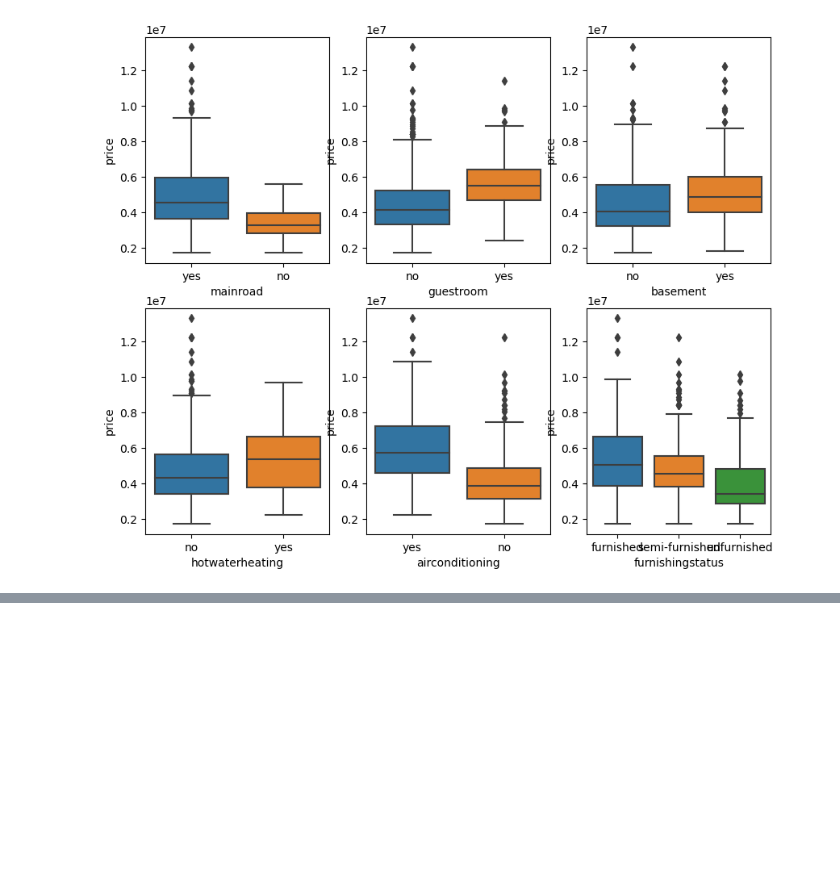
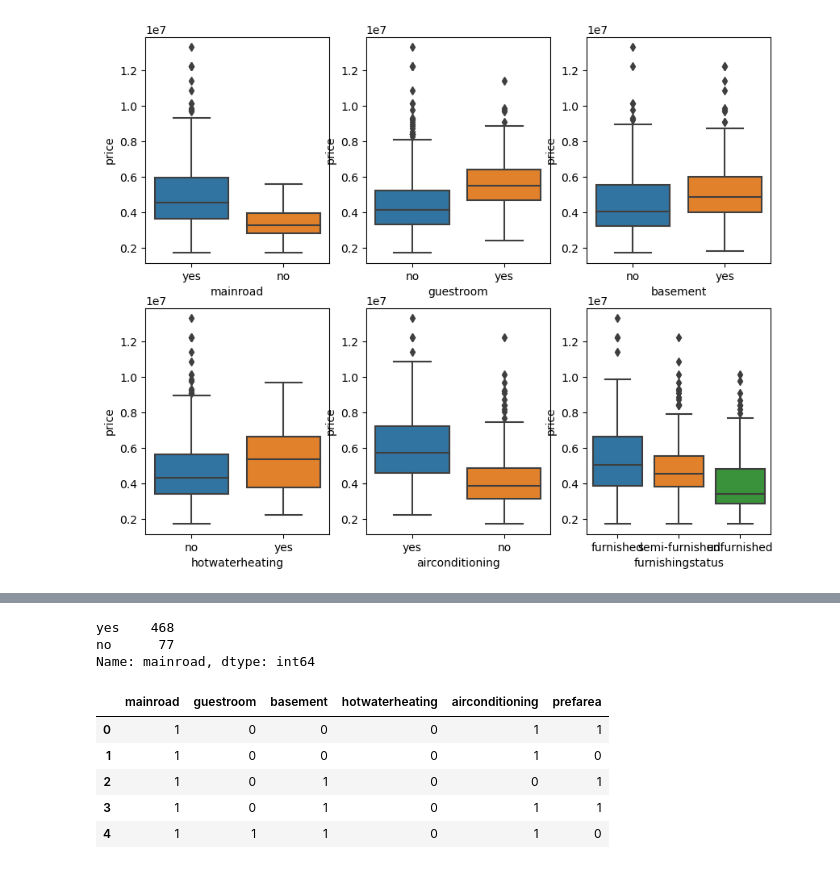
Before and after one commit to sachinmahale/Multiple_Linear_Regression, a Jupyter notebook: multiple_linear_regression.ipynb, the cells around one changed output, grey strips where cells are left out. Cells and saved outputs as stored; diff of their text form; code cells hidden in the pictures; blank space fills up the shorter version.

```diff
--- a/multiple_linear_regression.ipynb
+++ b/multiple_linear_regression.ipynb
@@ -87,0 +93,18 @@ sns.boxplot(x='furnishingstatus', y='price', data=housing)
+# %%
+housing.mainroad.value_counts()
+# %% [output]
+yes    468
+no      77
+Name: mainroad, dtype: int64
+# %%
+# yes/no variables
+varlist = ['mainroad', 'guestroom', 'basement', 'hotwaterheating', 'airconditioning', 'prefarea']
+housing[varlist] = housing[varlist].apply(lambda x: x.map({'yes': 1, 'no':0}))
+housing[varlist].head()
+# %% [output]
+|  | mainroad | guestroom | basement | hotwaterheating | airconditioning | prefarea |
+| 0 | 1 | 0 | 0 | 0 | 1 | 1 |
+| 1 | 1 | 0 | 0 | 0 | 1 | 0 |
+| 2 | 1 | 0 | 1 | 0 | 0 | 1 |
+| 3 | 1 | 0 | 1 | 0 | 1 | 1 |
+| 4 | 1 | 1 | 1 | 0 | 1 | 0 |
```
Also changed, not shown: parts of 7 cells of this notebook.
